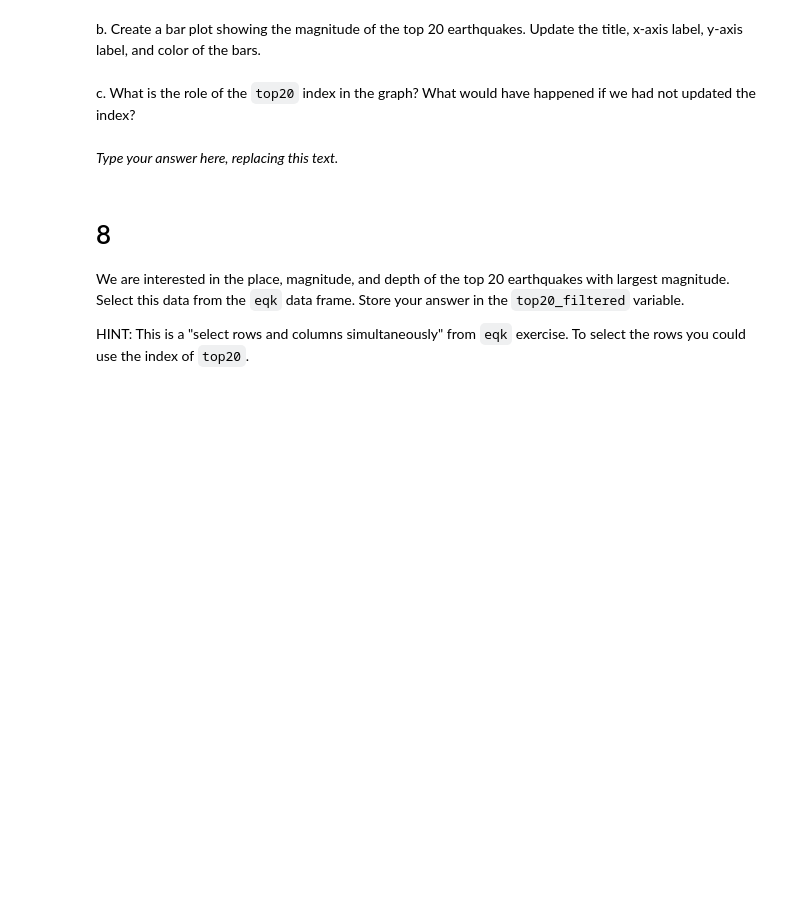
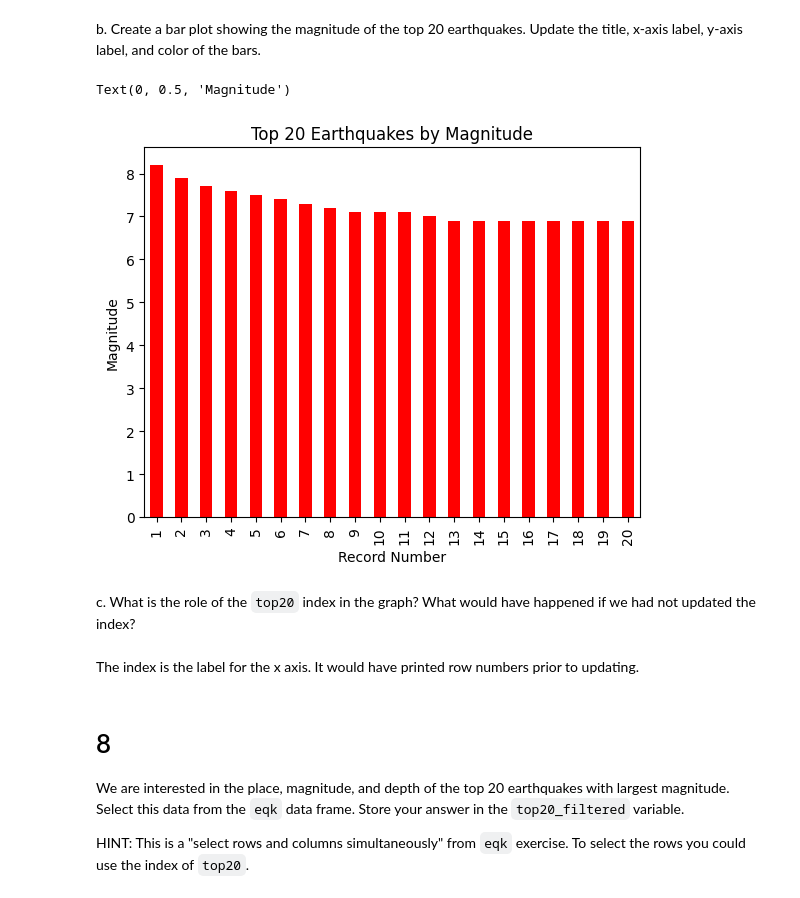
Before and after one commit to ceh58/eds220-hwk1, a Jupyter notebook: hwk1-task3-earthquakes.ipynb, the cells around one changed output. Cells and saved outputs as stored; diff of their text form; code cells hidden in the pictures; blank space fills up the shorter version.

```diff
--- a/hwk1-task3-earthquakes.ipynb
+++ b/hwk1-task3-earthquakes.ipynb
@@ -159,14 +180,22 @@ top20
 <!-- BEGIN QUESTION -->
 
 b. Create a bar plot showing the magnitude of the top 20 earthquakes. Update the title, x-axis label, y-axis label, and color of the bars.
+# %%
+top20.plot.bar(x = top20.index, y = "mag", color = "red")
+plt.title("Top 20 Earthquakes by Magnitude")
+plt.xlabel("Record Number")
+plt.ylabel("Magnitude")
+# %% [output]
+Text(0, 0.5, 'Magnitude')
+[figure, added]
 # %% [markdown]
 <!-- END QUESTION -->
 
 <!-- BEGIN QUESTION -->
 
 c. What is the role of the `top20` index in the graph? What would have happened if we had not updated the index?
-# %% [markdown]
-_Type your answer here, replacing this text._
+# %% [markdown]
+The index is the label for the x axis. It would have printed row numbers prior to updating.
 # %% [markdown]
 <!-- END QUESTION -->
 
```
Also changed, not shown: parts of 5 cells of this notebook.
